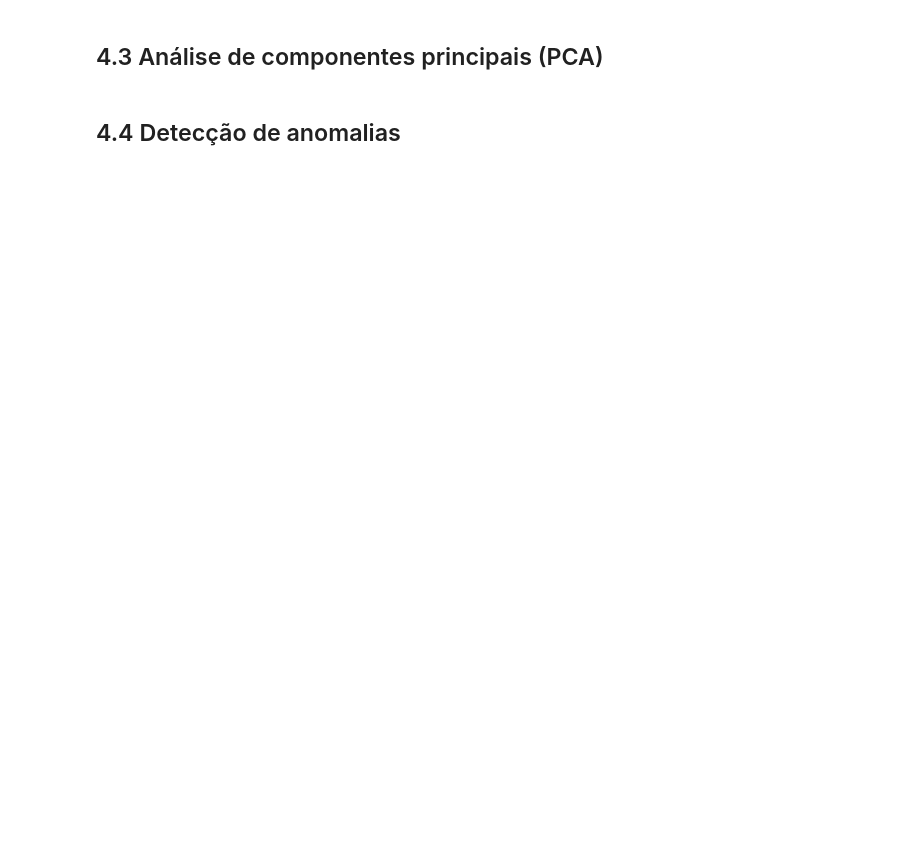
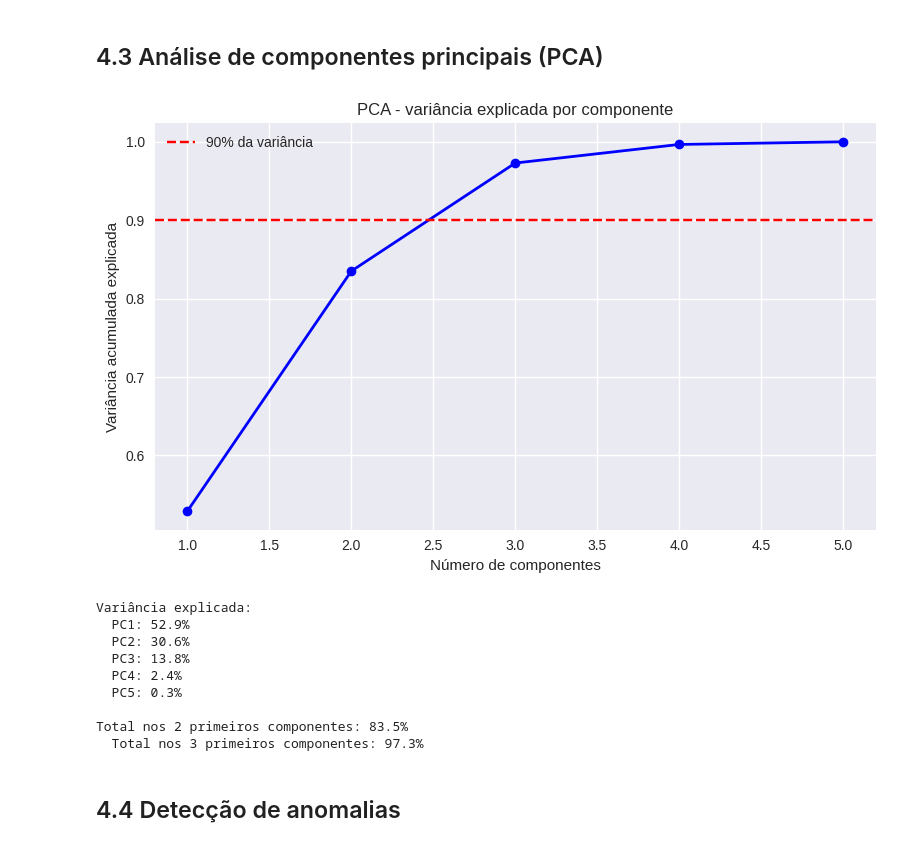
Before and after one commit to jonathancavalcante77/tech-challenge-fase3, a Jupyter notebook: tech_challenge_fase3.ipynb, the cells around one changed output. Drawn from its saved outputs; the diff is of its cells as text; code cells hidden in the pictures; blank space fills up the shorter version.

```diff
--- a/tech_challenge_fase3.ipynb
+++ b/tech_challenge_fase3.ipynb
@@ -644,28 +857,38 @@ Leitura do cluster {cluster_id}:")
 # %%
   pca_full = PCA()
   pca_full.fit(X_cluster_scaled)
 
   fig, ax = plt.subplots(figsize=(8, 5))
   ax.plot(
       range(1, len(pca_full.explained_variance_ratio_) + 1),
       np.cumsum(pca_full.explained_variance_ratio_),
       'bo-',
       linewidth=2
   )
   ax.axhline(y=0.9, color='red', linestyle='--', label='90% da variância')
   ax.set_xlabel('Número de componentes')
   ax.set_ylabel('Variância acumulada explicada')
   ax.set_title('PCA - variância explicada por componente')
   ax.legend()
   plt.tight_layout()
   plt.show()
 
   print("Variância explicada:")
   for i, var in enumerate(pca_full.explained_variance_ratio_, 1):
       print(f"  PC{i}: {var * 100:.1f}%")
-  print(f"
-Total nos 2 primeiros componentes: {np.sum(pca_full.explained_variance_ratio_[:2]) * 100:.1f}%")
+  print(f"\nTotal nos 2 primeiros componentes: {np.sum(pca_full.explained_variance_ratio_[:2]) * 100:.1f}%")
   print(f"  Total nos 3 primeiros componentes: {np.sum(pca_full.explained_variance_ratio_[:3]) * 100:.1f}%")
+# %% [output]
+[figure, added]
+Variância explicada:
+  PC1: 52.9%
+  PC2: 30.6%
+  PC3: 13.8%
+  PC4: 2.4%
+  PC5: 0.3%
+
+Total nos 2 primeiros componentes: 83.5%
+  Total nos 3 primeiros componentes: 97.3%
 # %% [markdown]
 ## 4.4 Detecção de anomalias
 # %%
```
Also changed, not shown: parts of 22 cells of this notebook.
